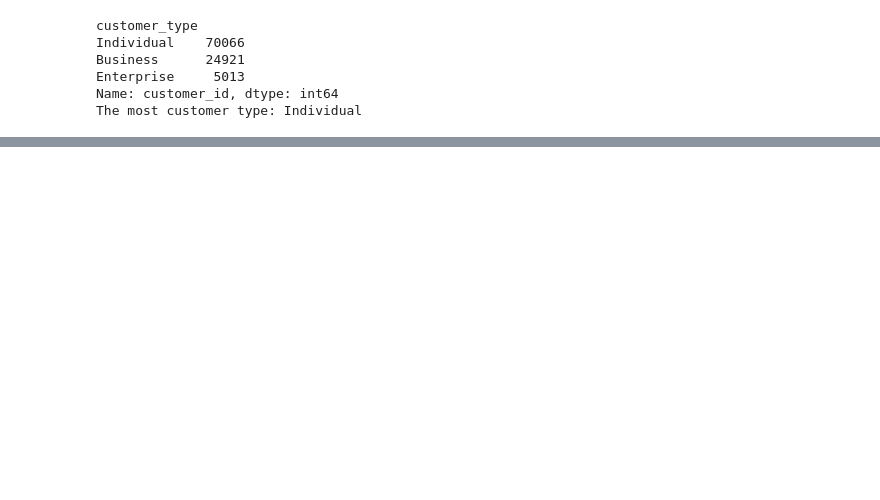
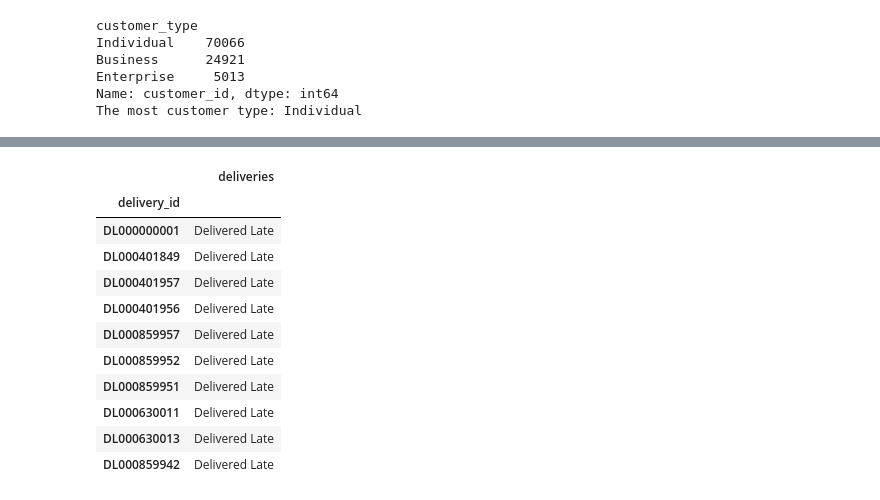
Before and after one commit to jilyanga2/Logistics-And-Delivery-Intelligence, a Jupyter notebook: feature-engineering.ipynb, the cells around one changed output, grey strips where cells are left out. Drawn from its saved outputs; the diff is of its cells as text; code cells hidden in the pictures; blank space fills up the shorter version.

```diff
--- a/feature-engineering.ipynb
+++ b/feature-engineering.ipynb
@@ -666,0 +741,2 @@ The most customer type: Individual
+# %%
+deliveries_cleaned = pd.read_csv("cleaned_supplyguard_data/deliveries_cleaned.csv")
@@ -666,0 +745,18 @@ The most customer type: Individual
+# %%
+#Which customer experienced the most delayed deliveries?
+deliveries = deliveries_cleaned.groupby("delivery_id").agg(deliveries=("delivery_status","sum"))
+deliveries.reset_index()
+deliveries.sort_values(by='deliveries', ascending=False).head(10)
+# %% [output]
+|  | deliveries |
+| delivery_id |  |
+| DL000000001 | Delivered Late |
+| DL000401849 | Delivered Late |
+| DL000401957 | Delivered Late |
+| DL000401956 | Delivered Late |
+| DL000859957 | Delivered Late |
+| DL000859952 | Delivered Late |
+| DL000859951 | Delivered Late |
+| DL000630011 | Delivered Late |
+| DL000630013 | Delivered Late |
+| DL000859942 | Delivered Late |
```
Also changed, not shown: parts of 7 cells of this notebook.
